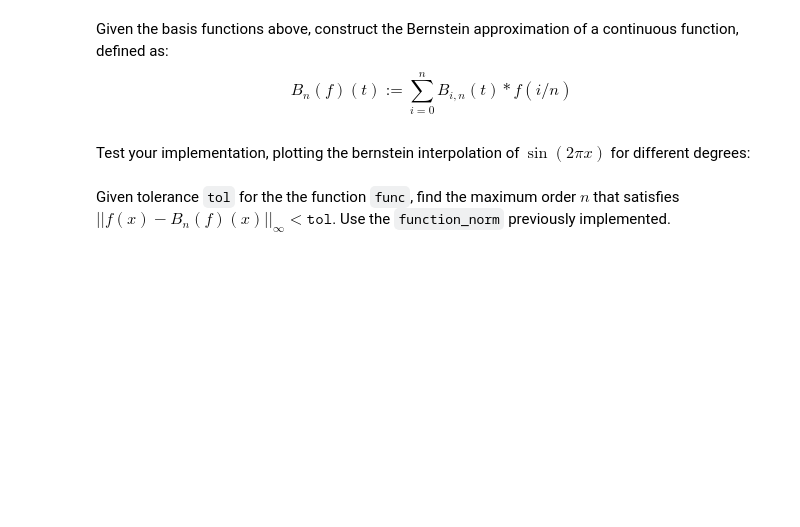
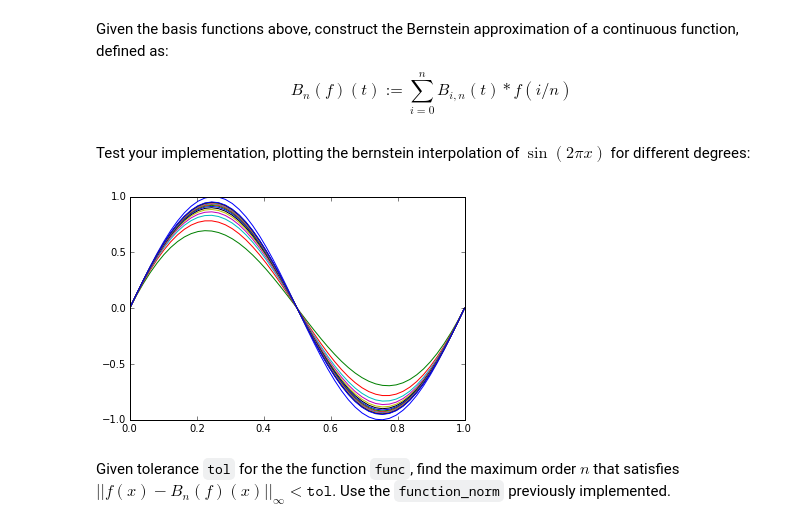
Before and after one commit to pdicerbo/P1.4, a Jupyter notebook: Basics/D2-exercises.ipynb, the cells around one changed output. Saved outputs shown, nothing was run; the diff lists cells and outputs as text; code cells hidden in the pictures; blank space fills up the shorter version.

```diff
--- a/Basics/D2-exercises.ipynb
+++ b/Basics/D2-exercises.ipynb
@@ -267,10 +288,14 @@ Given the basis functions above, construct the Bernstein approximation of a cont
 $$
 B_n(f)(t) := \sum_{i=0}^{n} B_{i,n} (t) * f(i/n)
 $$
-# %%
-def bernstein_interpolation(n,f):
-    # YOUR CODE HERE
-    raise NotImplementedError()
+# %%
+def bernstein_interpolation(n,f):
+    def interp(x):
+        temp = 0.
+        for i in range(n + 1):
+            temp += bernstein_polynomial(n, i)(x) * f(i/n)
+        return temp
+    return interp
 # %%
 func = lambda t : sin(2*pi*t)
 bi = bernstein_interpolation(3,func)
@@ -284,14 +309,15 @@ Test your implementation, plotting the bernstein interpolation of $\sin(2\pi x)$
 # %%
 # Use this cell to test the plot of your implementation
 
 func = lambda t : sin(2*pi*t)
 
 t = linspace(0,1)
 plot(t, func(t))
 
-for n in range(10,20)+[60]+[70]+[80]:
-
+for n in range(10,80, 5): #+[60]+[70]+[80]:
     bi = bernstein_interpolation(n,func)
     plot(t, bi(t))
+# %% [output]
+[figure, added]
 # %% [markdown]
 Given tolerance `tol` for the the function `func`, find the maximum order $n$ that satisfies $||f(x)-B_n(f)(x)||_\infty <\mathtt{tol}$. Use the `function_norm` previously implemented.
```
Also changed, not shown: parts of 5 cells of this notebook.
